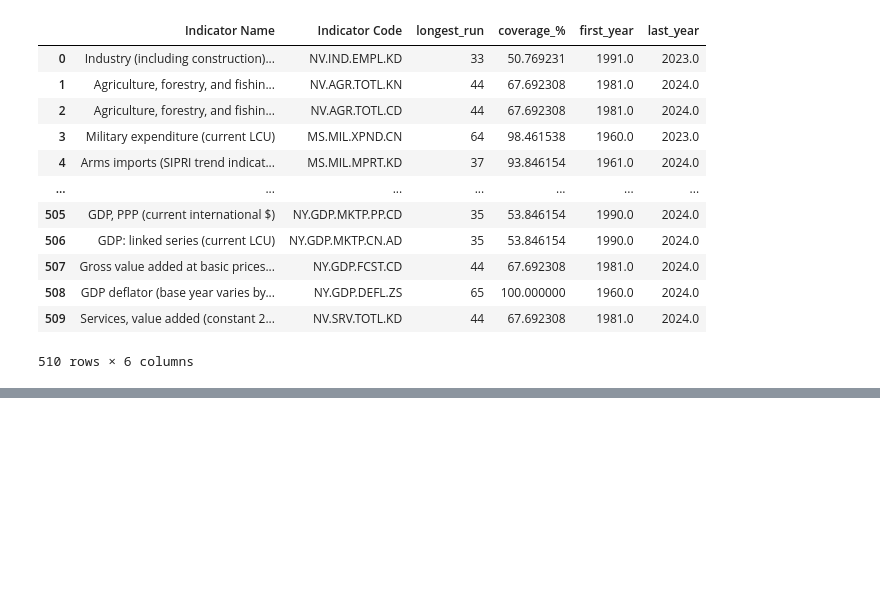
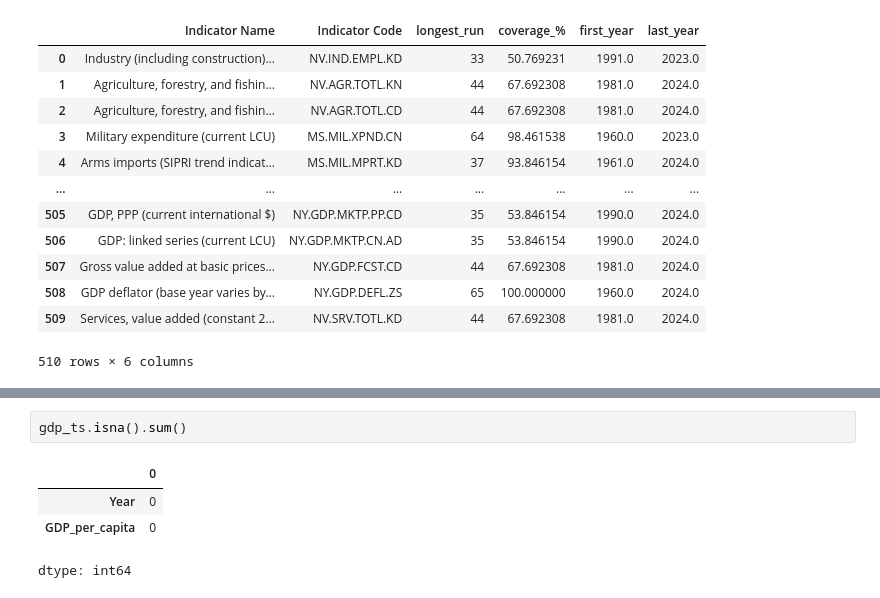
Before and after one commit to goodnessezichioum/DS-final-project, a Jupyter notebook: untitled0.ipynb, the cells around one changed output, grey strips where cells are left out. Drawn from its saved outputs; the diff is of its cells as text; blank space fills up the shorter version.

```diff
--- a/untitled0.ipynb
+++ b/untitled0.ipynb
@@ -136,0 +171,7 @@ candidate_indicators[['Indicator Name','Indicator Code','longest_run','coverage_
+# %%
+gdp_ts.isna().sum()
+# %% [output]
+|  | 0 |
+| Year | 0 |
+| GDP_per_capita | 0 |
+dtype: int64
```
Also changed, not shown: parts of 2 cells of this notebook.
